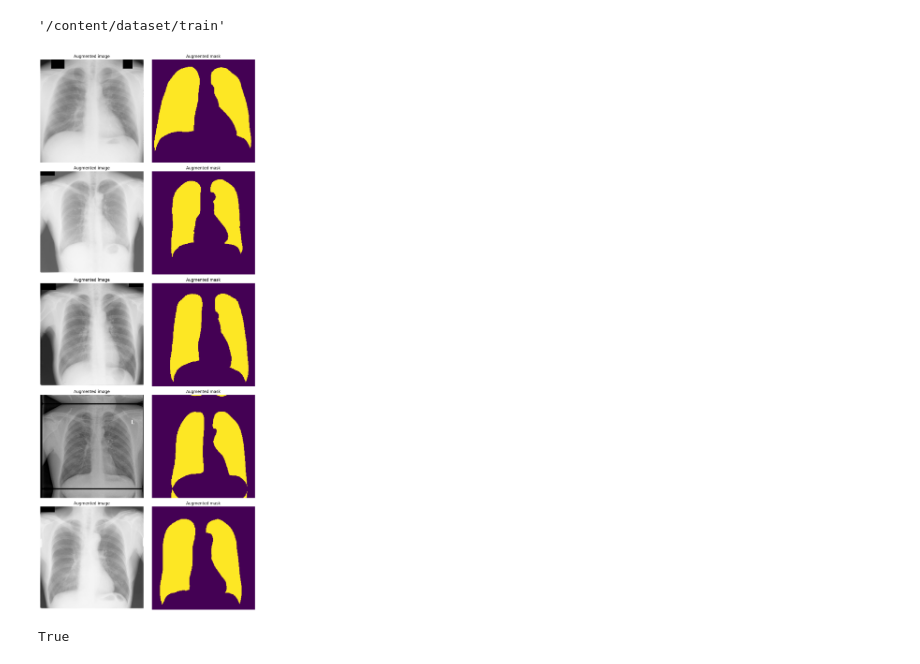
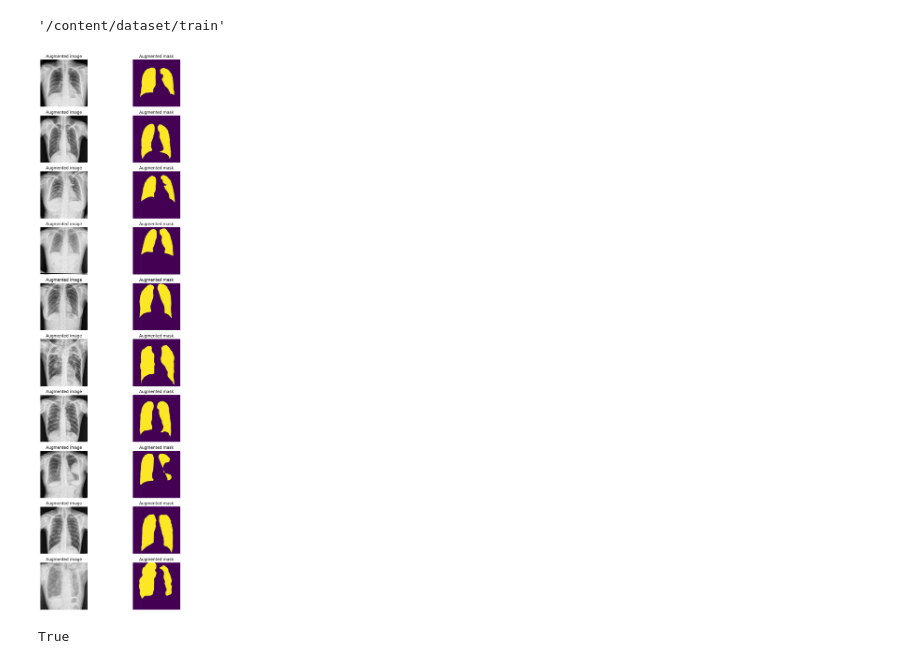
Before and after one commit to YulayNaumov/-ODS, a Jupyter notebook: Тестовое_ODS.ipynb, the cells around one changed output. Saved outputs shown, nothing was run; the diff lists cells and outputs as text; code cells hidden in the pictures.

```diff
--- a/Тестовое_ODS.ipynb
+++ b/Тестовое_ODS.ipynb
@@ -151,10 +270,10 @@ def visualize_augmentations(dataset, idx=0, samples=5):
         idx += 1
     plt.tight_layout()
     plt.show()
-# %%
-visualize_augmentations(dataset_test, 5)
-# %% [output]
-[figure, removed]
+# %%
+visualize_augmentations(dataset_train, 1500,10)
+# %% [output]
+[figure, added]
 # %%
 # Инициализация модели
 class Model(nn.Module):
```
Also changed, not shown: parts of 20 cells of this notebook.
